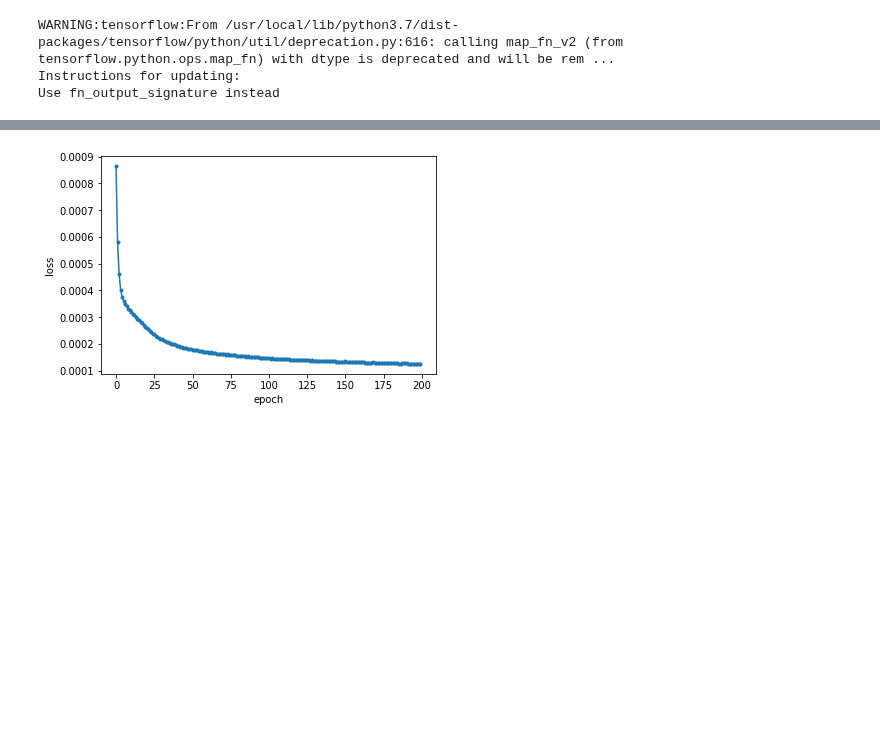
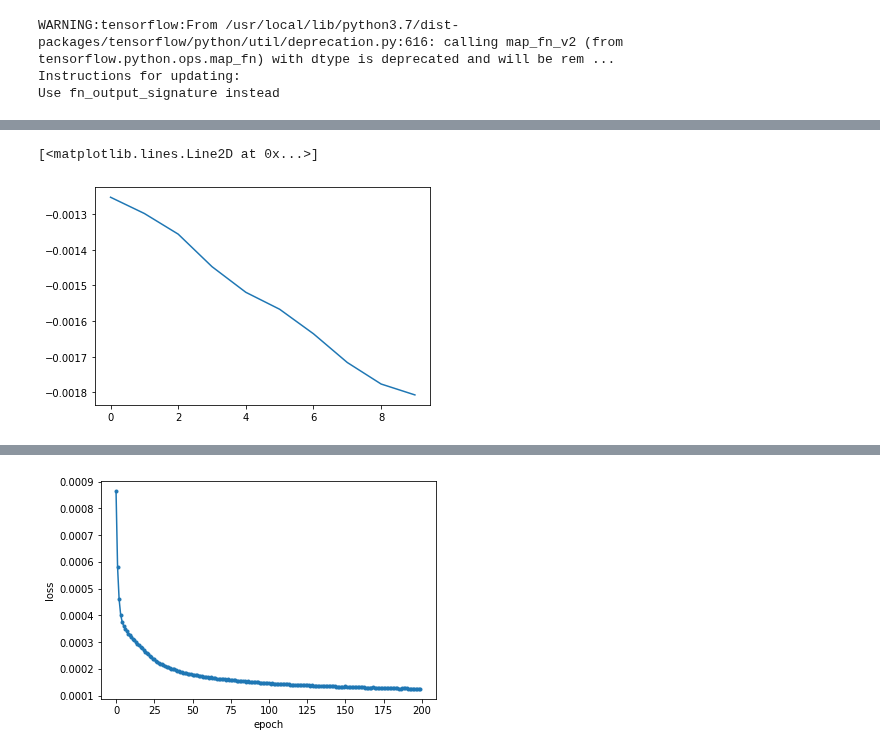
Before and after one commit to mahdimplus/DeepRetroMoco, a Jupyter notebook: Network/train_with validation data.ipynb, the cells around one changed output, grey strips where cells are left out. Cells and saved outputs as stored; diff of their text form; code cells hidden in the pictures; blank space fills up the shorter version.

```diff
--- a/Network/train_with validation data.ipynb
+++ b/Network/train_with validation data.ipynb
@@ -385,3 +433,8 @@ plt.plot(hist.history['val_transformer_TSNRR'])
+# %%
+plt.plot(hist.history['val_loss'])
+# %% [output]
+[<matplotlib.lines.Line2D at 0x...>]
+[figure, added]
 # %%
 plt.plot(hist.history['loss'])
 # %% [output]
```
Also changed, not shown: parts of 10 cells of this notebook.
